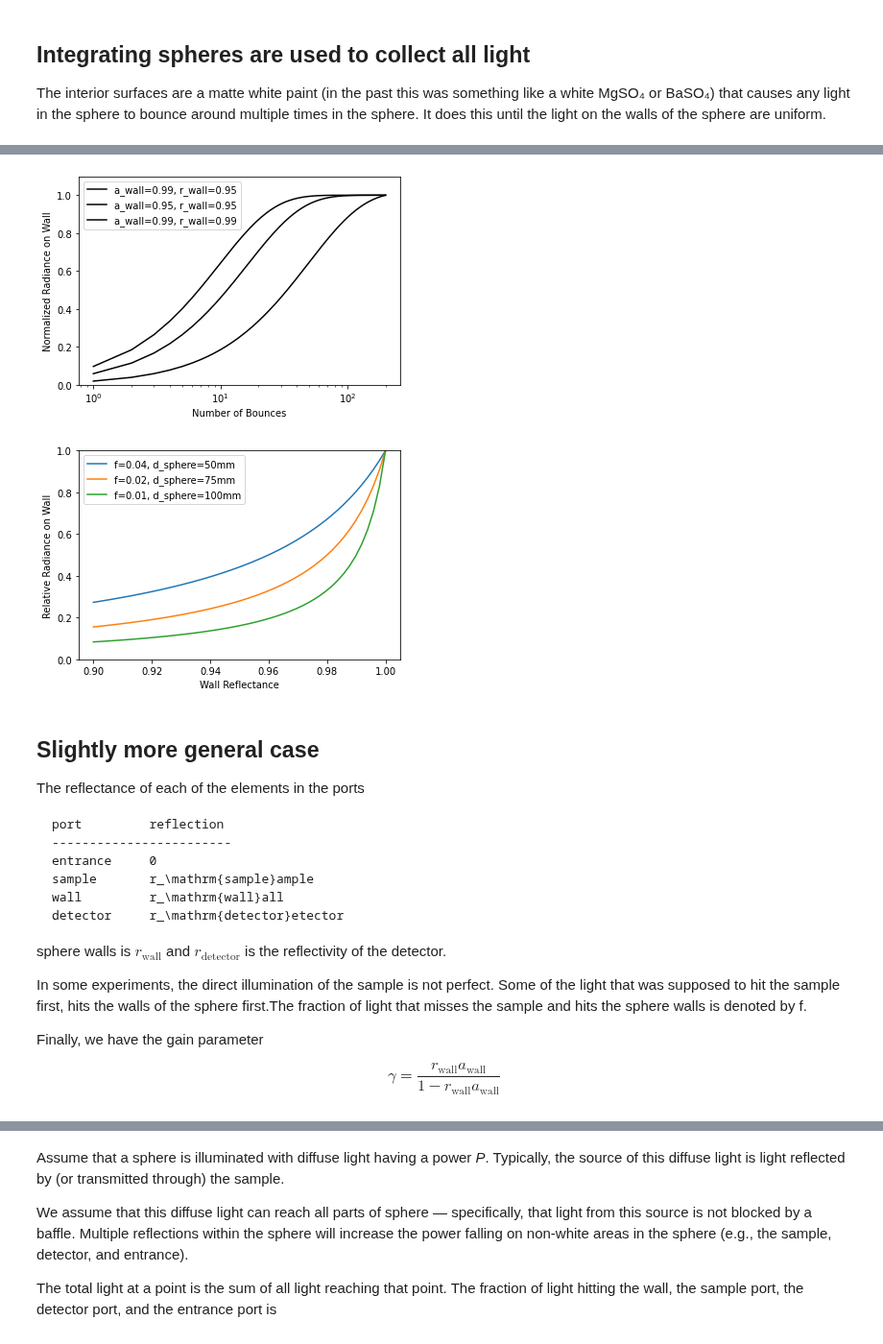
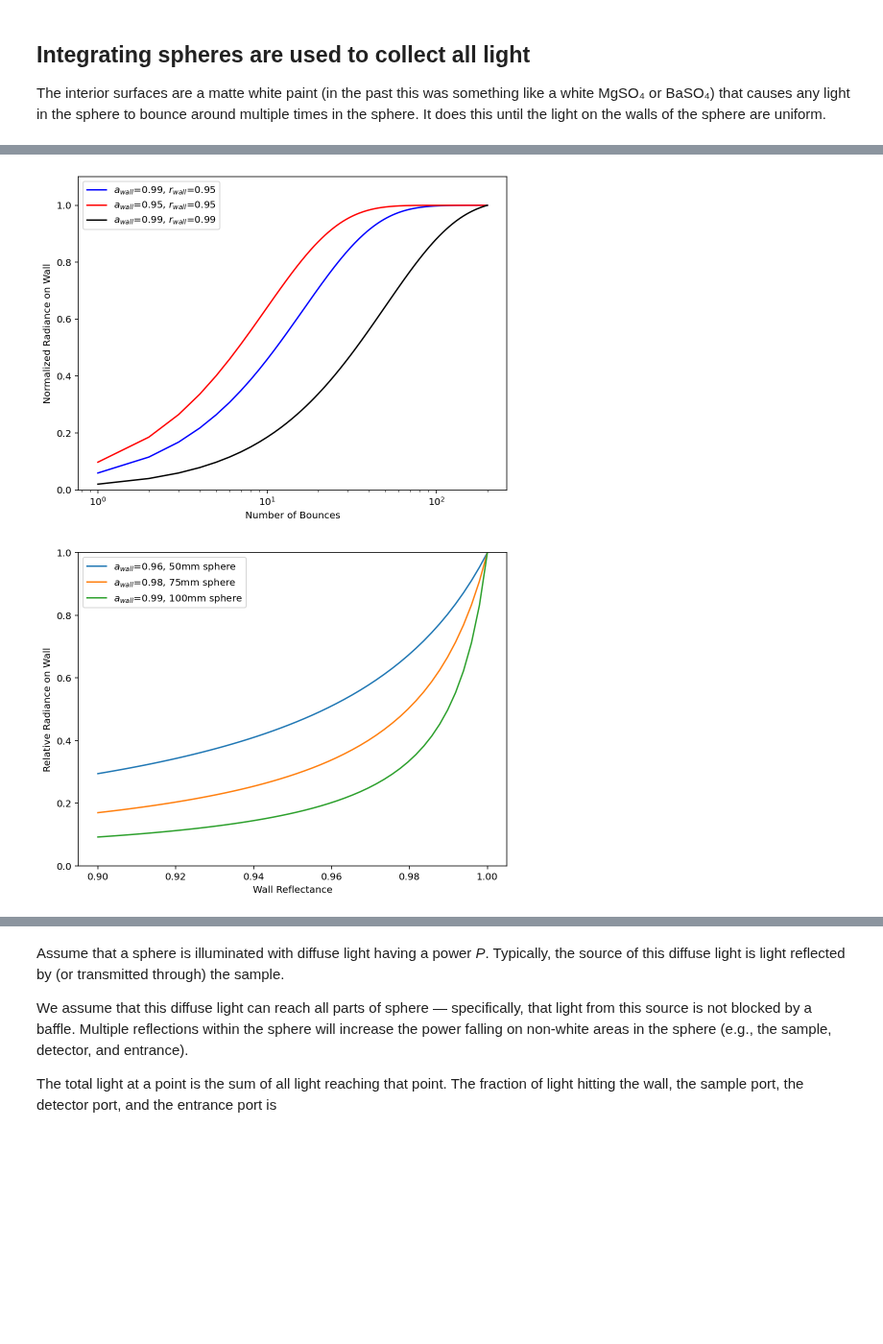
Before and after one commit to scottprahl/iadpython, a Jupyter notebook: docs/sphere.ipynb, the cells around one changed output, grey strips where cells are left out. Shown at 96% size. Cells and saved outputs as stored; diff of their text form; code cells hidden in the pictures; blank space fills up the shorter version.

````diff
--- a/docs/sphere.ipynb
+++ b/docs/sphere.ipynb
@@ -125,53 +149,55 @@ plt.show()
 # %%
 bounces = np.linspace(1,200,200)
+plt.figure(figsize=(8,6))
 
-a_wall = 1-0.01
+a_wall = 0.99
 r_wall = 0.95
 r_cum = np.cumsum((r_wall*a_wall)**bounces)
-plt.semilogx(bounces, r_cum/np.max(r_cum), 'k', label='a_wall=%.2f, r_wall=%.2f'%(a_wall,r_wall))
+label = '$a_{wall}$=%.2f, $r_{wall}$=%.2f'%(a_wall,r_wall)
+plt.semilogx(bounces, r_cum/np.max(r_cum), 'b', label=label)
 
-a_wall = 1-0.05
+a_wall = 0.95
 r_wall = 0.95
 r_cum = np.cumsum((r_wall*a_wall)**bounces)
-plt.semilogx(bounces, r_cum/np.max(r_cum), 'k', label='a_wall=%.2f, r_wall=%.2f'%(a_wall,r_wall))
+label = '$a_{wall}$=%.2f, $r_{wall}$=%.2f'%(a_wall,r_wall)
+plt.semilogx(bounces, r_cum/np.max(r_cum), 'r', label=label)
 
-a_wall = 1-0.01
+a_wall = 0.99
 r_wall = 0.99
 r_cum = np.cumsum((r_wall*a_wall)**bounces)
-plt.semilogx(bounces, r_cum/np.max(r_cum), 'k', label='a_wall=%.2f, r_wall=%.2f'%(a_wall,r_wall))
+label = '$a_{wall}$=%.2f, $r_{wall}$=%.2f'%(a_wall,r_wall)
+plt.semilogx(bounces, r_cum/np.max(r_cum), 'k', label=label)
 
 plt.legend()
 plt.xlabel('Number of Bounces')
 plt.ylabel('Normalized Radiance on Wall')
 plt.ylim(0,1.1)
 
 plt.show()
 # %% [output]
-[figure, old version]
+[figure, new version]
 # %%
 r_wall = np.linspace(0.9,1,50)
+s = iadpython.sphere.Sphere(50, 1)
+plt.figure(figsize=(8,6))
 
-sphere_diameter = 50
-f = 0.04
-sample_port_diameter = 2*sphere_diameter * np.sqrt(f)
-s = iadpython.sphere.Sphere(sphere_diameter, sample_port_diameter)
-M = s.multiplier(r_wall)
-plt.plot(r_wall, M/np.max(M), label='f=%.2f, d_sphere=%.0fmm'%(f,sphere_diameter))
+s.d_sphere = 50
+s.a_wall = 0.96
+M = s.multiplier(UR1=1, URU=0, r_wall=r_wall)
+label='$a_{wall}$=%.2f, %.0fmm sphere'%(s.a_wall,s.d_sphere)
+plt.plot(r_wall, M/np.max(M), label=label)
 
-sphere_diameter = 75
-f = 0.02
-sample_port_diameter = 2*sphere_diameter * np.sqrt(f)
-s = iadpython.sphere.Sphere(sphere_diameter, sample_port_diameter)
-M = s.multiplier(r_wall)
-plt.plot(r_wall, M/np.max(M), label='f=%.2f, d_sphere=%.0fmm'%(f,sphere_diameter))
+s.d_sphere = 75
+s.a_wall = 0.98
+M = s.multiplier(UR1=1, URU=0, r_wall=r_wall)
+label='$a_{wall}$=%.2f, %.0fmm sphere'%(s.a_wall,s.d_sphere)
+plt.plot(r_wall, M/np.max(M), label=label)
 
-
-sphere_diameter = 100
-f = 0.01
-sample_port_diameter = 2*sphere_diameter * np.sqrt(f)
-s = iadpython.sphere.Sphere(sphere_diameter, sample_port_diameter)
-M = s.multiplier(r_wall)
-plt.plot(r_wall, M/np.max(M), label='f=%.2f, d_sphere=%.0fmm'%(f,sphere_diameter))
+s.d_sphere = 100
+s.a_wall = 0.99
+M = s.multiplier(UR1=1, URU=0, r_wall=r_wall)
+label='$a_{wall}$=%.2f, %.0fmm sphere'%(s.a_wall,s.d_sphere)
+plt.plot(r_wall, M/np.max(M), label=label)
 
 
 plt.legend()
@@ -181,27 +207,4 @@ plt.ylim(0,1)
 
 plt.show()
 # %% [output]
-[figure, old version]
+[figure, new version]
-# %% [markdown]
-## Slightly more general case
-
-The reflectance of each of the elements in the ports
-
-```
-port         reflection
-------------------------
-entrance     0
-sample       r_\mathrm{sample}ample
-wall         r_\mathrm{wall}all
-detector     r_\mathrm{detector}etector
-```
-
-sphere walls is $r_\mathrm{wall}$ and $r_\mathrm{detector}$ is the reflectivity of the detector.
-
-In some experiments, the direct illumination of the sample is not perfect.  Some of the light that was supposed to hit the sample first, hits the walls of the sphere first.The fraction of light that misses the sample and hits the sphere walls is denoted by f.
-
-Finally, we have the gain parameter
-
-$$
-\gamma = \frac{r_\mathrm{wall}a_\mathrm{wall}}{1-r_\mathrm{wall}a_\mathrm{wall}}
-$$
````
Also changed, not shown: parts of 7 cells of this notebook, 1 other file.
